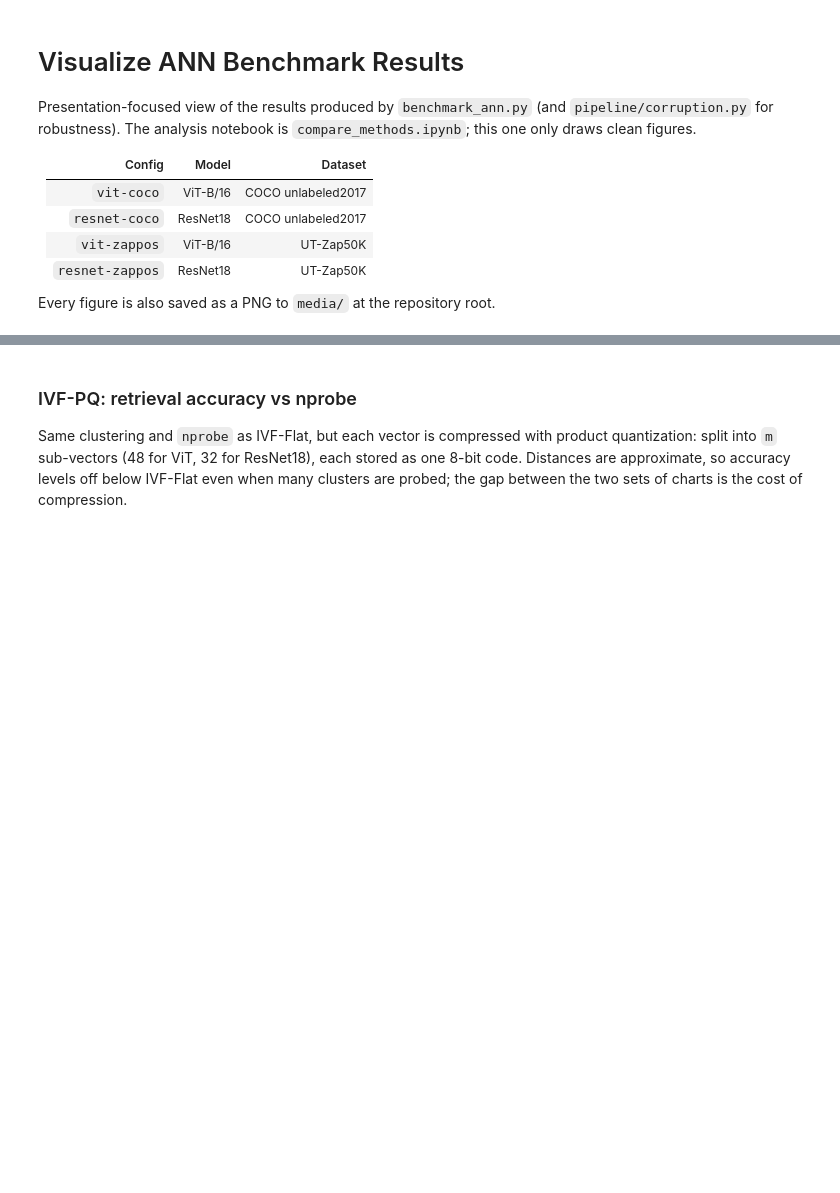
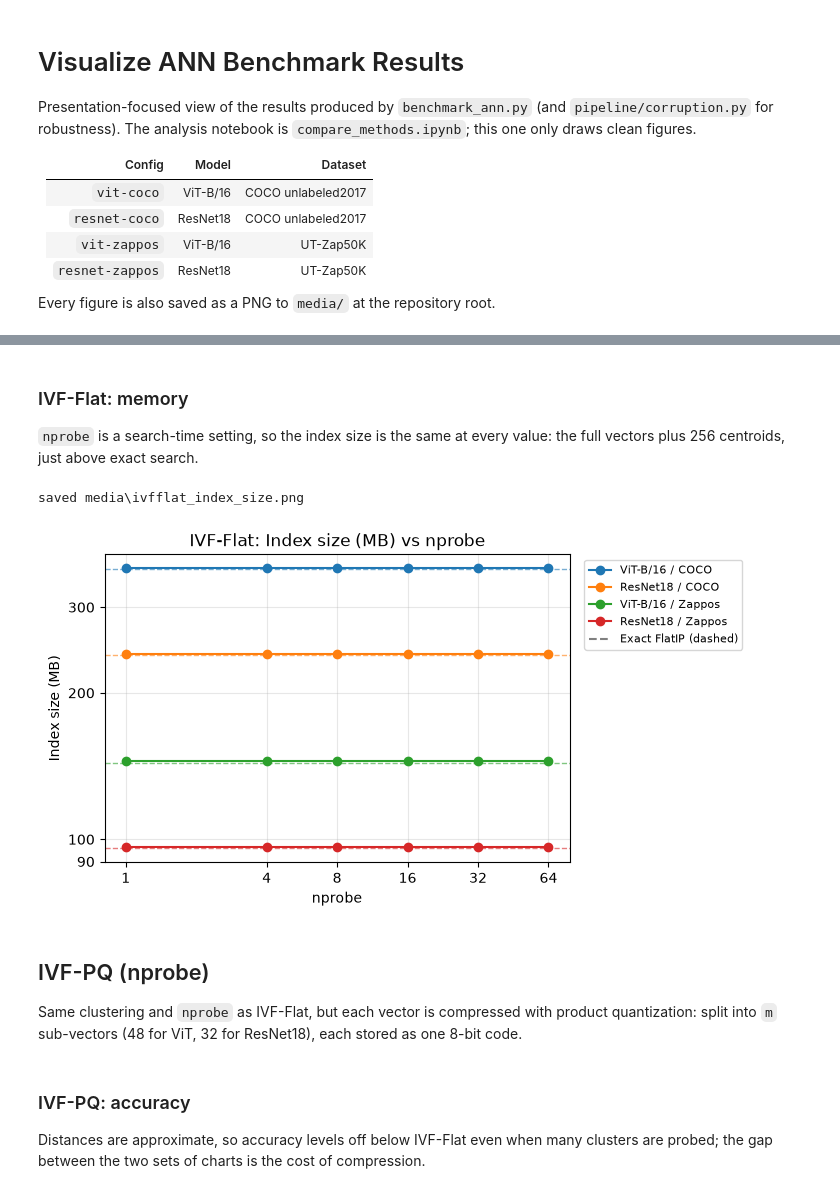
Before and after one commit to IAmGreyBunny/SC4020-Lab1, a Jupyter notebook: experiments/ann-comparison/visualize_results.ipynb, the cells around one changed output, grey strips where cells are left out. Drawn from its saved outputs; the diff is of its cells as text; code cells hidden in the pictures; blank space fills up the shorter version.

```diff
--- a/experiments/ann-comparison/visualize_results.ipynb
+++ b/experiments/ann-comparison/visualize_results.ipynb
@@ -283,10 +363,24 @@ cost_figures("IVF-Flat", "ivfflat")
+# %% [markdown]
+### IVF-Flat: memory
+
+`nprobe` is a search-time setting, so the index size is the same at every
+value: the full vectors plus 256 centroids, just above exact search.
+# %%
+cost_figure("IVF-Flat", "ivfflat", "index_size")
+# %% [output]
+saved media\ivfflat_index_size.png
+[figure, added]
 # %% [markdown]
-### IVF-PQ: retrieval accuracy vs nprobe
+## IVF-PQ (nprobe)
 
 Same clustering and `nprobe` as IVF-Flat, but each vector is compressed
 with product quantization: split into `m` sub-vectors (48 for ViT, 32 for
-ResNet18), each stored as one 8-bit code. Distances are approximate, so
-accuracy levels off below IVF-Flat even when many clusters are probed; the
-gap between the two sets of charts is the cost of compression.
+ResNet18), each stored as one 8-bit code.
+# %% [markdown]
+### IVF-PQ: accuracy
+
+Distances are approximate, so accuracy levels off below IVF-Flat even when
+many clusters are probed; the gap between the two sets of charts is the cost
+of compression.
 # %%
 accuracy_figures("IVF-PQ", "ivfpq")
```
Also changed, not shown: parts of 56 cells of this notebook, 29 other files.
